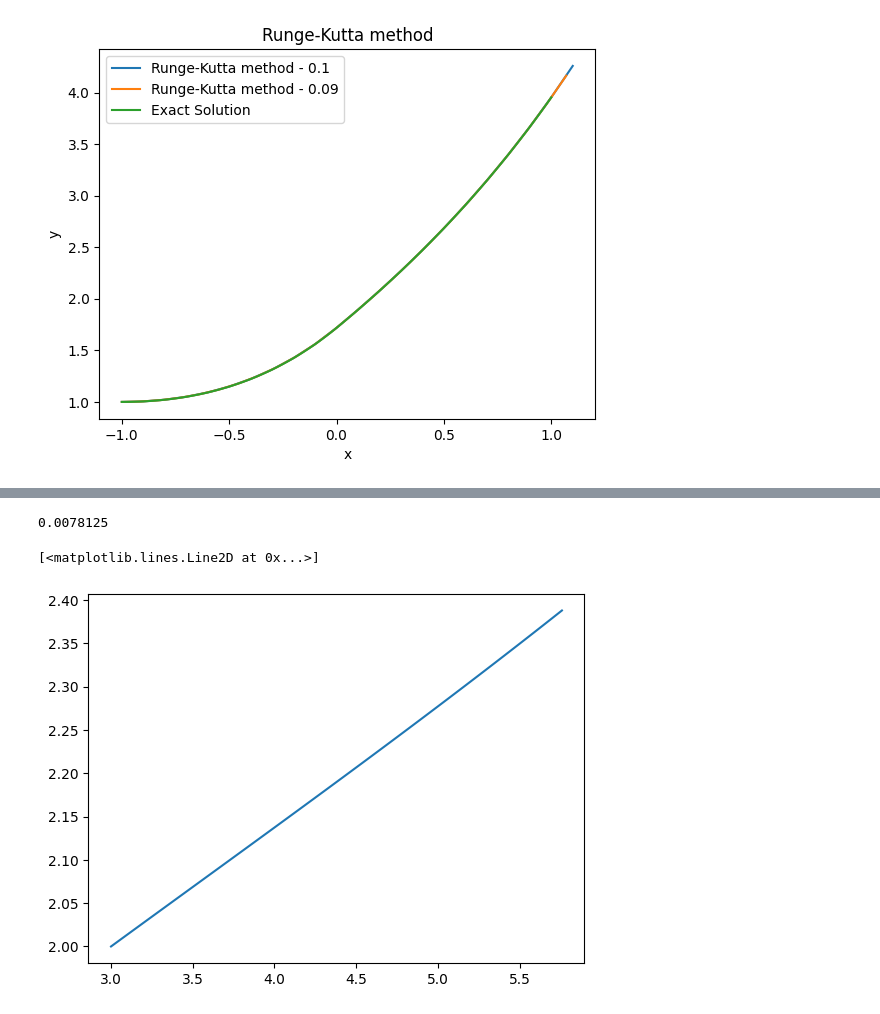
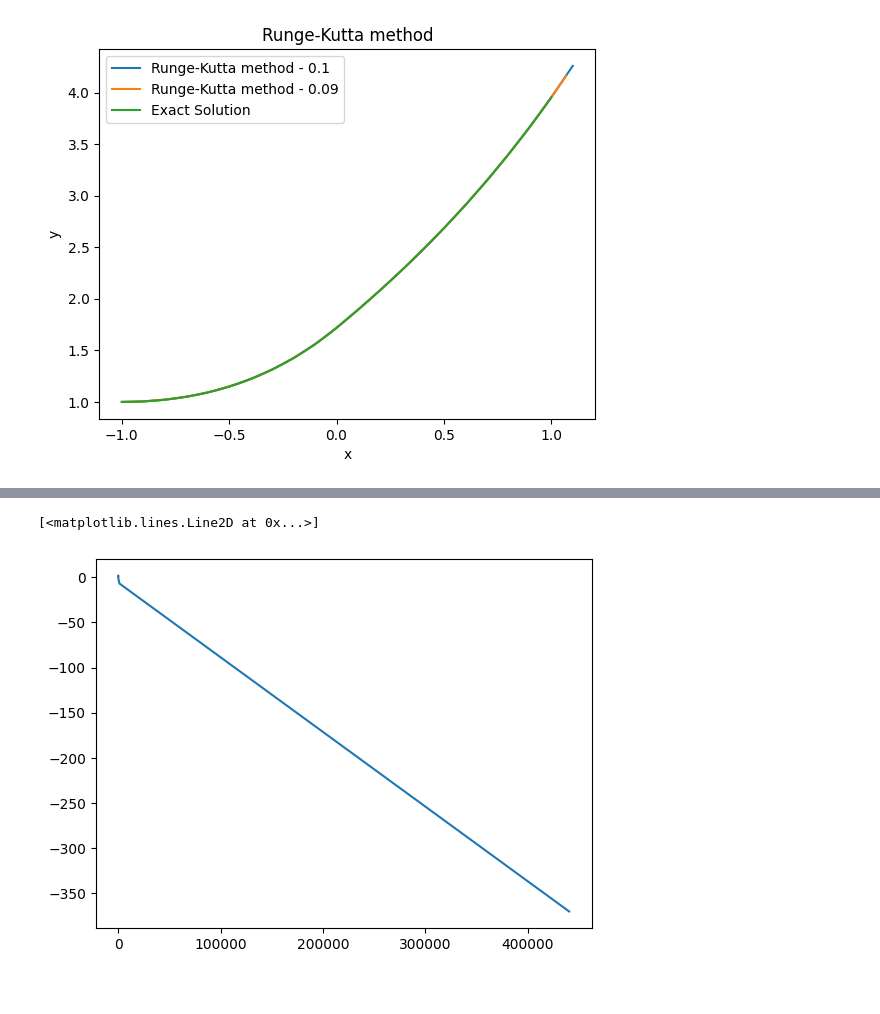
Before and after one commit to hamasoon/NumericalComputing2025Spring, a Jupyter notebook: HW6/NA_HW6_배문성_2019-14355.ipynb, the cells around one changed output, grey strips where cells are left out. Cells and saved outputs as stored; diff of their text form; code cells hidden in the pictures.

```diff
--- a/HW6/NA_HW6_배문성_2019-14355.ipynb
+++ b/HW6/NA_HW6_배문성_2019-14355.ipynb
@@ -188,45 +196,42 @@ plt.show()
 def taylor_ode_solver(f, x0, y0, t0, t1, h):
     n = int((t1 - t0) / h)
     t = t0
     x = x0
     y = y0
     result = [(t, x, y)]
     order = len(f)
 
     for _ in range(n):
-        next_x = [x]
-        next_y = [y]
-
-        for i in range(order):
-            dxi, dyi = f[i](t, x0, y0)
-            next_x.append(dxi)
-            next_y.append(dyi)
-
         x_inc = 0
         y_inc = 0
         for i in range(order):
+            x_t, y_t = f[i](t, x, y)
             coeff = (h ** (i + 1)) / math.factorial(i + 1)
-            x_inc += coeff * next_x[i + 1]
-            y_inc += coeff * next_y[i + 1]
+            x_inc += coeff * x_t
+            y_inc += coeff * y_t
+
         x += x_inc
         y += y_inc
 
         t += h
         result.append((t, x, y))
 
     return result
 
 def f1(t, x, y):
     return t + x**2 - y, t**2 - x + y**2
 
 def f2(t, x, y):
-    return 1 + 2*x*(t + x**2 - y) - (t**2 - x + y**2), t - x**2 + y + 2*t**2*y - 2*x*y + 2*y**3
+    x_1, y_1 = f1(t, x, y)
+    return 1 + 2*x_1*x - 2*y_1, 2*t + 2*y_1*y - 2*x_1
 
 def f3(t, x, y):
-    return (2*(t+x**2-y)**2 + 2*x*(1 + 2*x*(t+x**2-y) - (t**2 - x + y**2)) - 2*t + (t+x**2-y) - 2*y*(t**2 - x + y**2)),  (1 - 2*x*(t+x**2-y) + (t**2 - x + y**2) + 4*t*y +  2*t**2*(t**2 - x + y**2) - 2*(((t+x**2-y)*y) + x*(t**2 - x + y**2)) + 6*y**2*(t**2 - x + y**2))
+    x_1, y_1 = f1(t, x, y)
+    x_2, y_2 = f2(t, x, y)
+    return 2*x_2*x - 2*x_1**2 - 2*y_2, 2 + 2*y_2*y +2*y_1**2 - x_2
+
 solution = taylor_ode_solver([f1, f2, f3], 3, 2, 0, 0.38, 1/128)
 plt.plot([pt[1] for pt in solution], [pt[2] for pt in solution], label='Taylor ODE Solver')
 # %% [output]
-0.0078125
+[<matplotlib.lines.Line2D at 0x...>]
-[<matplotlib.lines.Line2D at 0x...>]
-[figure, old version]
+[figure, new version]
```
Also changed, not shown: parts of 11 cells of this notebook.
